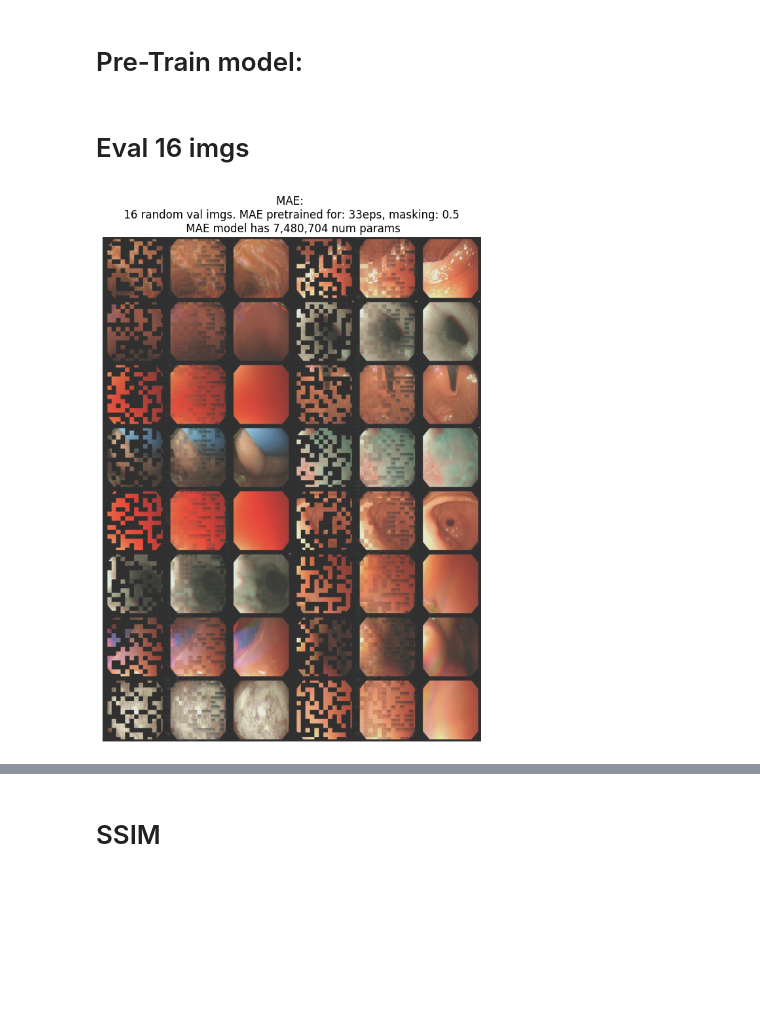
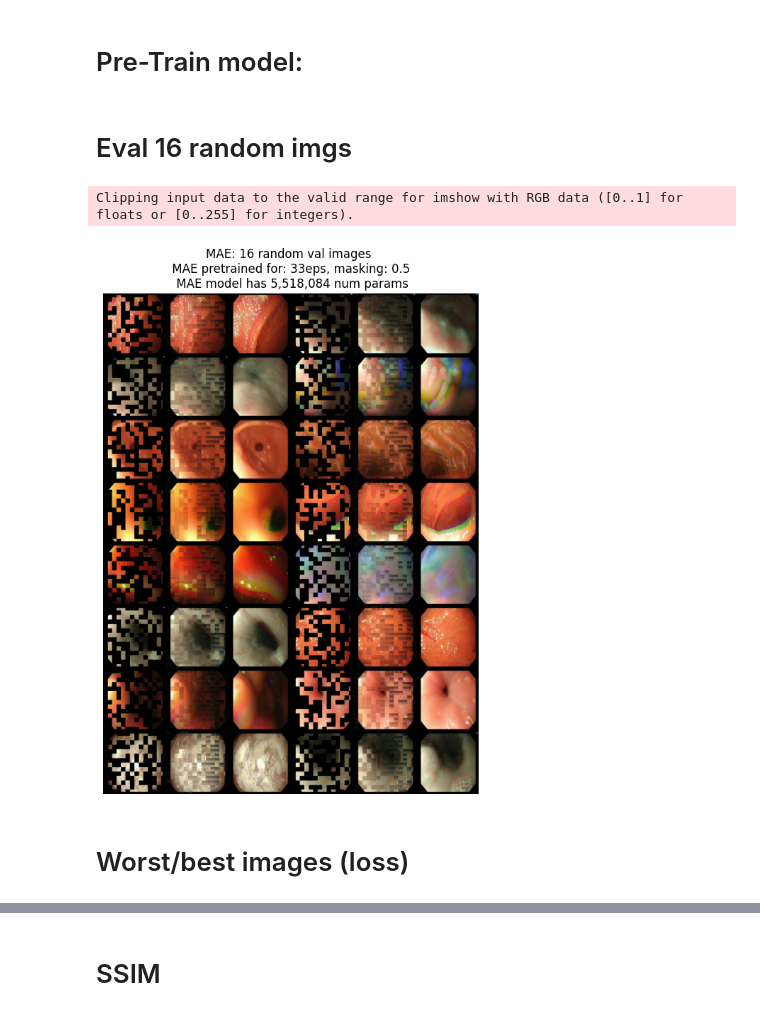
Before and after one commit to alexandermittet/BA, a Jupyter notebook: w_notebook8_SSIM.ipynb, the cells around one changed output, grey strips where cells are left out. Cells and saved outputs as stored; diff of their text form; code cells hidden in the pictures; blank space fills up the shorter version.

```diff
--- a/w_notebook8_SSIM.ipynb
+++ b/w_notebook8_SSIM.ipynb
@@ -29,10 +19,14 @@ if os.name == 'posix': #mac
     pretrain_path =     '/Users/alexandermittet/Library/CloudStorage/SeaDrive-almi(seafile.erda.dk) (14.03.2024 13.32)/My Libraries/BA_data/frames'
     val_path_imgs =     "/Users/alexandermittet/Library/CloudStorage/SeaDrive-almi(seafile.erda.dk) (14.03.2024 13.32)/My Libraries/BA_data/validation_frames/class_0"
     val_path =          "/Users/alexandermittet/Library/CloudStorage/SeaDrive-almi(seafile.erda.dk) (14.03.2024 13.32)/My Libraries/BA_data/validation_frames"
+    load_prev_model_path =  '/Users/alexandermittet/Library/CloudStorage/SeaDrive-almi(seafile.erda.dk) (14.03.2024 13.32)/My Libraries/BA_data/models/mae_checkpoint_epoch-60_7198_mask-0.5 ups 0.75.pth'
+    #os.path.join(load_prev_model_dir, mae_to_load)
 elif os.name == 'nt': #windows
     fine_tune_path_imgs = 'C:\\Users\\alx\\Downloads\\img\\img'
     pretrain_path =     r'C:\Users\alx\Downloads\BA_data\frames'
     val_path =          r'C:\Users\alx\Downloads\BA_data\val_frames'
+    load_prev_model_dir =   f"C:\\Users\\alx\Downloads\\mdl_ckpt\\mae_m-{mask_ratio}" #MAE load
+
 
 ########### HYPER PARAMETERS ############
 ### MODEL SIZE
@@ -72,11 +66,13 @@ num_fine_epochs =   20 #overfitter efter færre faktisk, men vi gemmer også bes
 fine_tune_eval =    False or three_shot
 
 ###SSIM Score
-ssim = True
+ssim        =       True
+### Plot best and worst loss imgs
+plot_bwl =          True
 
 ### T-sne feature plotting
 tsne_plotting =     False
-tsne_target =       "all mes" #mes: "all mes", "mes1to3" #MAE:"validation images" "training images"
+# tsne_target =       "all mes" #mes: "all mes", "mes1to3" #MAE:"validation images" "training images"
 plot_single_image = False
 plot_16_images =    False or load_prev_model
 
@@ -85,7 +81,7 @@ get_num_params =    False
 break_after_num_steps = -1
 use_class4 =        False
 
-run_name =          f"opt_{custom_opt}_max-e-{num_epochs}_m-{mask_ratio}_fine-e-{num_fine_epochs}_MAE_mes-bs-{MAE_batch_size}_{mes_batch_size}_emb_dim-{emb_dims}" #hyperparam string
+run_name =          f"decontam-data_opt_{custom_opt}_max-e-{num_epochs}_m-{mask_ratio}_fine-e-{num_fine_epochs}_MAE_mes-bs-{MAE_batch_size}_{mes_batch_size}_emb_dim-{emb_dims}" #hyperparam string
 # %% [markdown]
 ## Dataset
 # %%
@@ -363,8 +359,6 @@ if training:    #Tensorboard writer
     # Use the formatted datetime in the path
     writer = SummaryWriter(os.path.join("logs", "mae", f"{formatted_datetime}_{run_name}"))
 
-    #criterion = torch.nn.MSELoss() #pas
-    val_iterator = iter(val_loader)
 
     best_val_loss = float('inf')
     step_count = 0
@@ -449,40 +443,45 @@ if training:    #Tensorboard writer
 
         improved = False
 # %% [markdown]
-# Eval 16 imgs
+# Eval 16 random imgs
 # %%
 import matplotlib.pyplot as plt
 import random
 from torchmetrics.image import StructuralSimilarityIndexMeasure
 def plot_16_images():
 
     num_samples = 16
     indices = random.sample(range(len(val_dataset)), num_samples)
     val_samples = [val_dataset[i][0] for i in indices]
     val_img = torch.stack(val_samples)
     #val_img = torch.stack([val_dataset[i][0] for i in range(21)])
 
 
     val_img = val_img.to(device)
     predicted_val_img, mask = model(val_img)
     predicted_val_img = predicted_val_img * mask + val_img * (1 - mask)
 
     img = torch.cat([val_img * (1 - mask), predicted_val_img, val_img], dim=0)
     img = rearrange(img, "(v h1 w1) c h w -> (h1 h) (w1 v w) c", w1=2, v=3)
     img_np = img.cpu().detach().numpy()
-    min_val, max_val = np.min(img_np), np.max(img_np)
-    range_val = max_val - min_val
+    # min_val, max_val = np.min(img_np), np.max(img_np)
+    # range_val = max_val - min_val
 
     # Normalize the data
-    normalized_img_np = (img_np - min_val) / range_val
+    # normalized_img_np = (img_np - min_val) / range_val
 
-    plt.figure(figsize=(10, 10))
+    plt.figure(figsize=(6, 8))
     plt.axis('off')
-    plt.title(f'MAE: \n 16 random val imgs. MAE pretrained for: {num_epochs}eps, masking: {mask_ratio} \n MAE model has {total_params:,.0f} num params')
-    plt.imshow(normalized_img_np)
+    plt.title(f'MAE: 16 random val images \n MAE pretrained for: {num_epochs}eps, masking: {mask_ratio} \n MAE model has {total_params:,.0f} num params')
+    # plt.imshow(normalized_img_np)
+    plt.imshow(img_np) #imgs look grey when normalized
+    plt.tight_layout()
     plt.savefig(f"plots/mae_image_16x_m-{mask_ratio}_params-{total_params:,.0f}.png")
     plt.show()
 
 plot_16_images()
 # %% [output]
+Clipping input data to the valid range for imshow with RGB data ([0..1] for floats or [0..255] for integers).
-[figure, old version]
+[figure, new version]
+# %% [markdown]
+# Worst/best images (loss)
```
Also changed, not shown: parts of 12 cells of this notebook.
